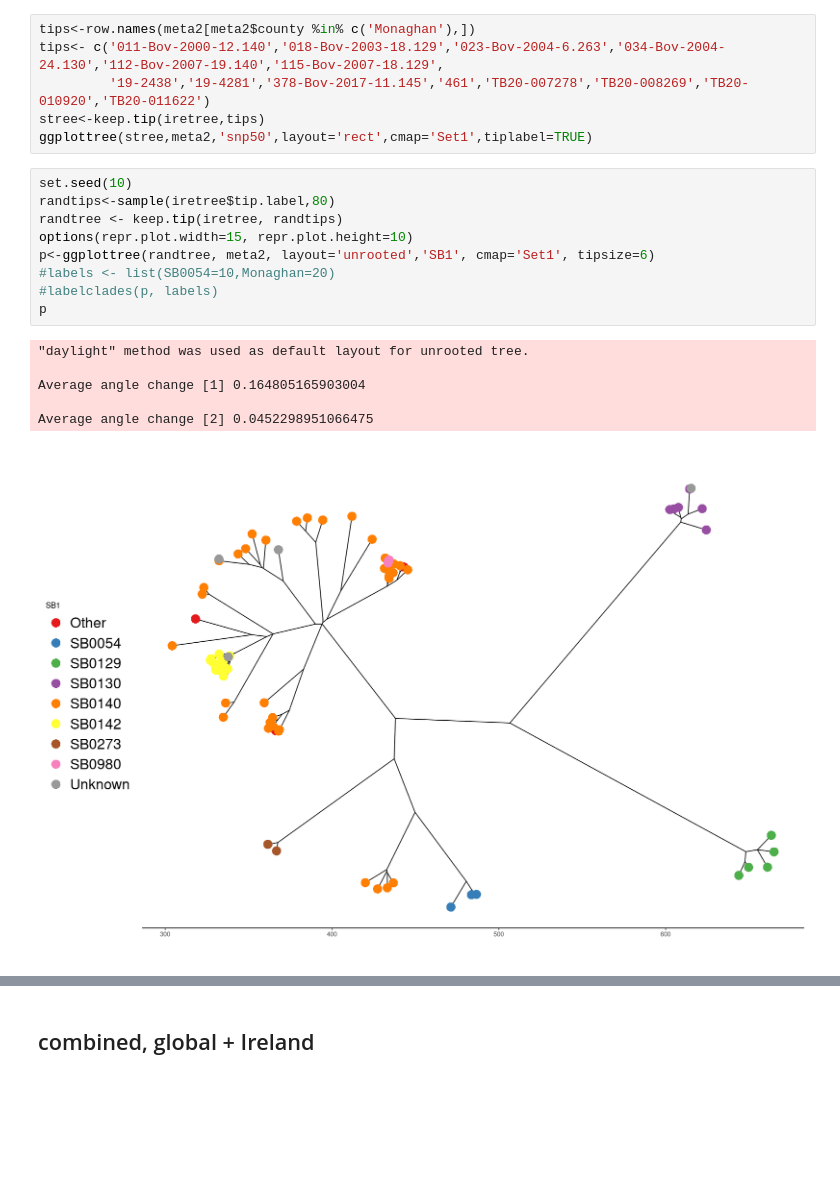
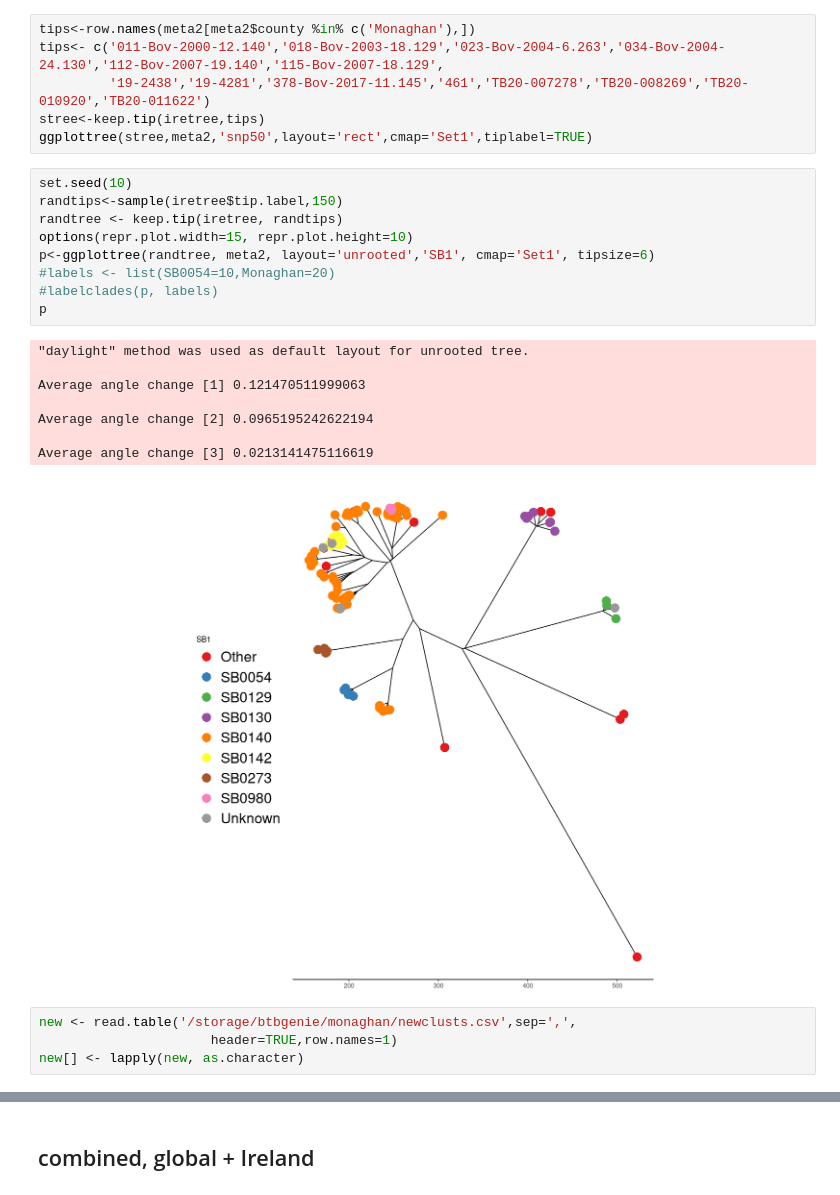
Before and after one commit to dmnfarrell/snipgenie, a Jupyter notebook: notebooks/lineages_tree.ipynb, the cells around one changed output, grey strips where cells are left out. Cells and saved outputs as stored; diff of their text form; blank space fills up the shorter version.

```diff
--- a/notebooks/lineages_tree.ipynb
+++ b/notebooks/lineages_tree.ipynb
@@ -74,17 +64,23 @@ stree<-keep.tip(iretree,tips)
 ggplottree(stree,meta2,'snp50',layout='rect',cmap='Set1',tiplabel=TRUE)
 # %%
 set.seed(10)
-randtips<-sample(iretree$tip.label,80)
+randtips<-sample(iretree$tip.label,150)
 randtree <- keep.tip(iretree, randtips)
 options(repr.plot.width=15, repr.plot.height=10)
 p<-ggplottree(randtree, meta2, layout='unrooted','SB1', cmap='Set1', tipsize=6)
 #labels <- list(SB0054=10,Monaghan=20)
 #labelclades(p, labels)
 p
 # %% [output]
 "daylight" method was used as default layout for unrooted tree.
 
-Average angle change [1] 0.164805165903004
+Average angle change [1] 0.121470511999063
 
-Average angle change [2] 0.0452298951066475
+Average angle change [2] 0.0965195242622194
+
+Average angle change [3] 0.0213141475116619
-[figure, old version]
+[figure, new version]
+# %%
+new <- read.table('/storage/btbgenie/monaghan/newclusts.csv',sep=',',
+                      header=TRUE,row.names=1)
+new[] <- lapply(new, as.character)
```
Also changed, not shown: parts of 8 cells of this notebook, 4 other files.
